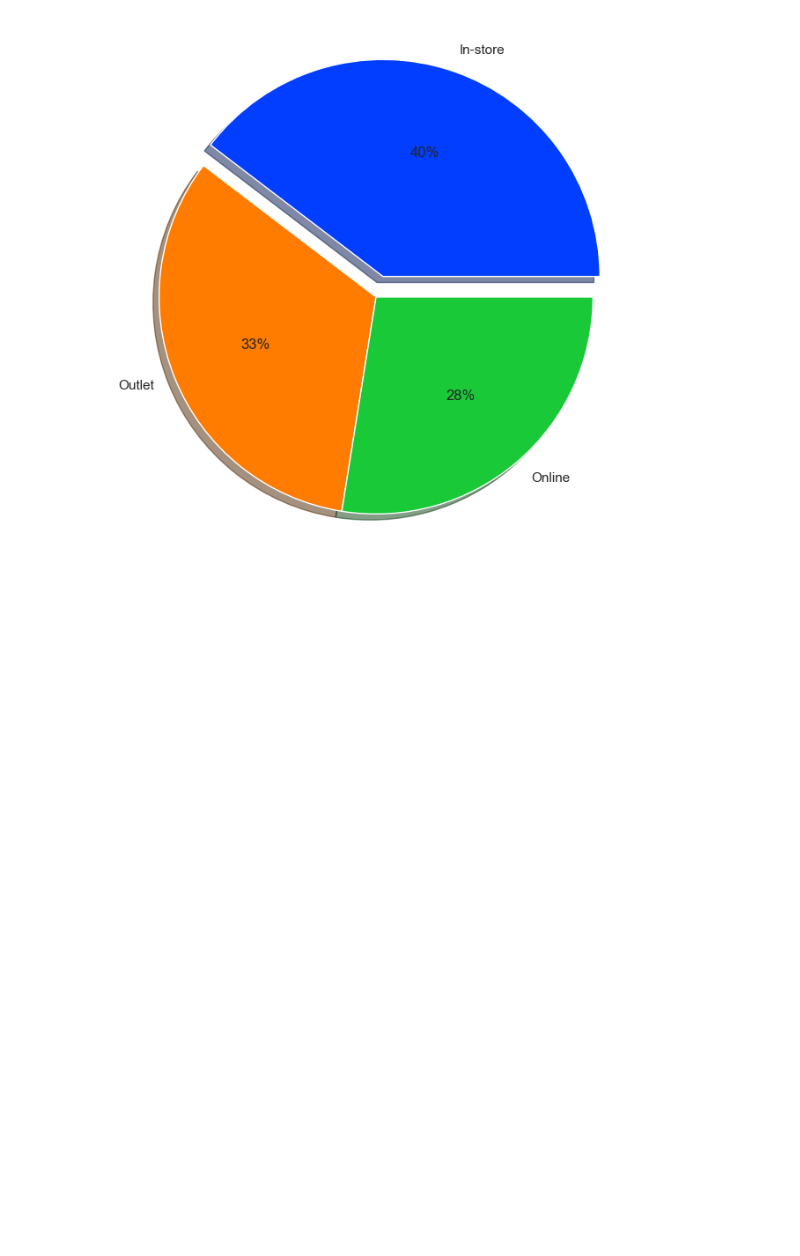
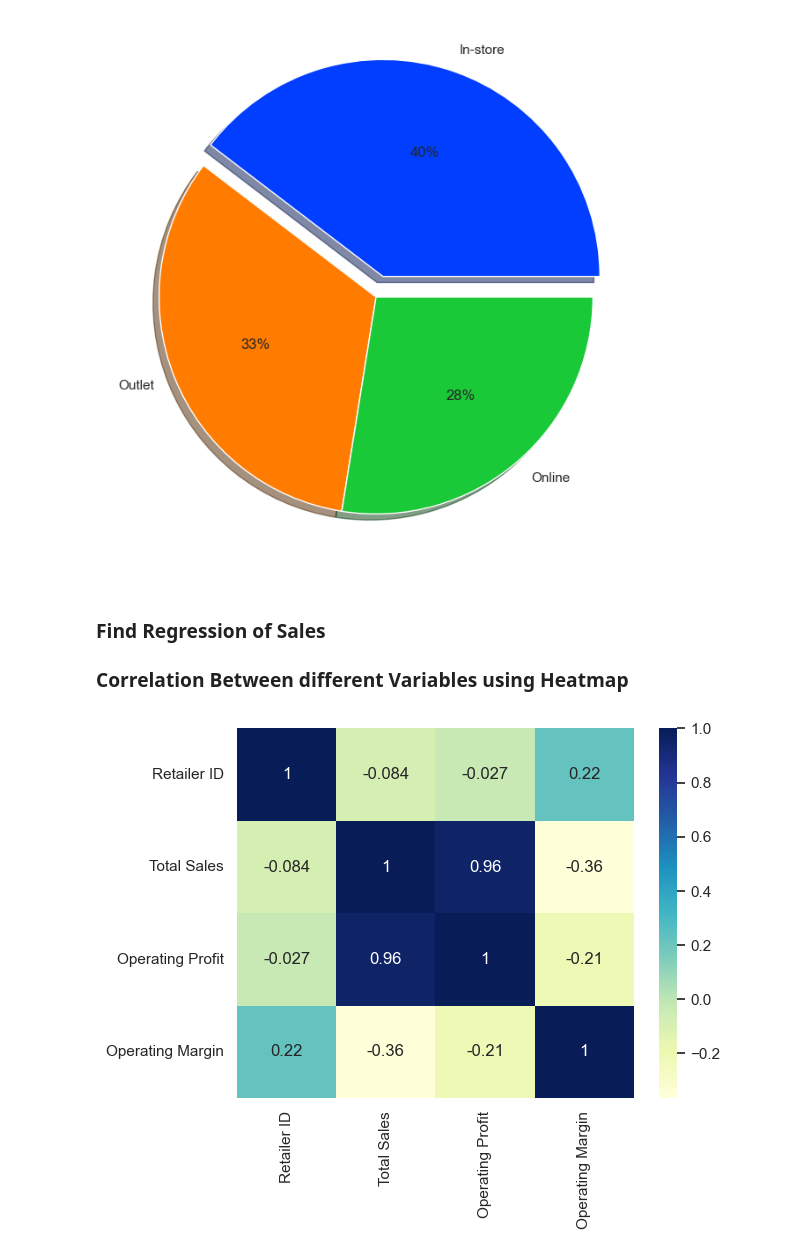
Before and after one commit to dataSc009/ds, a Jupyter notebook: Addidas Sales.ipynb, the cells around one changed output. Saved outputs shown, nothing was run; the diff lists cells and outputs as text; code cells hidden in the pictures; blank space fills up the shorter version.

```diff
--- a/Addidas Sales.ipynb
+++ b/Addidas Sales.ipynb
@@ -201,3 +214,12 @@ plt.pie(data, labels = labels,colors = colors, autopct='%.0f%%', explode = (0.1,
 plt.show()
 # %% [output]
 [figure]
+# %% [markdown]
+### Find Regression of Sales
+### Correlation Between different Variables using Heatmap
+# %%
+# Let's see the correlation between different variables.
+sns.heatmap(df.corr(), cmap="YlGnBu", annot = True)
+plt.show()
+# %% [output]
+[figure, added]
```
Also changed, not shown: parts of 42 cells of this notebook.
